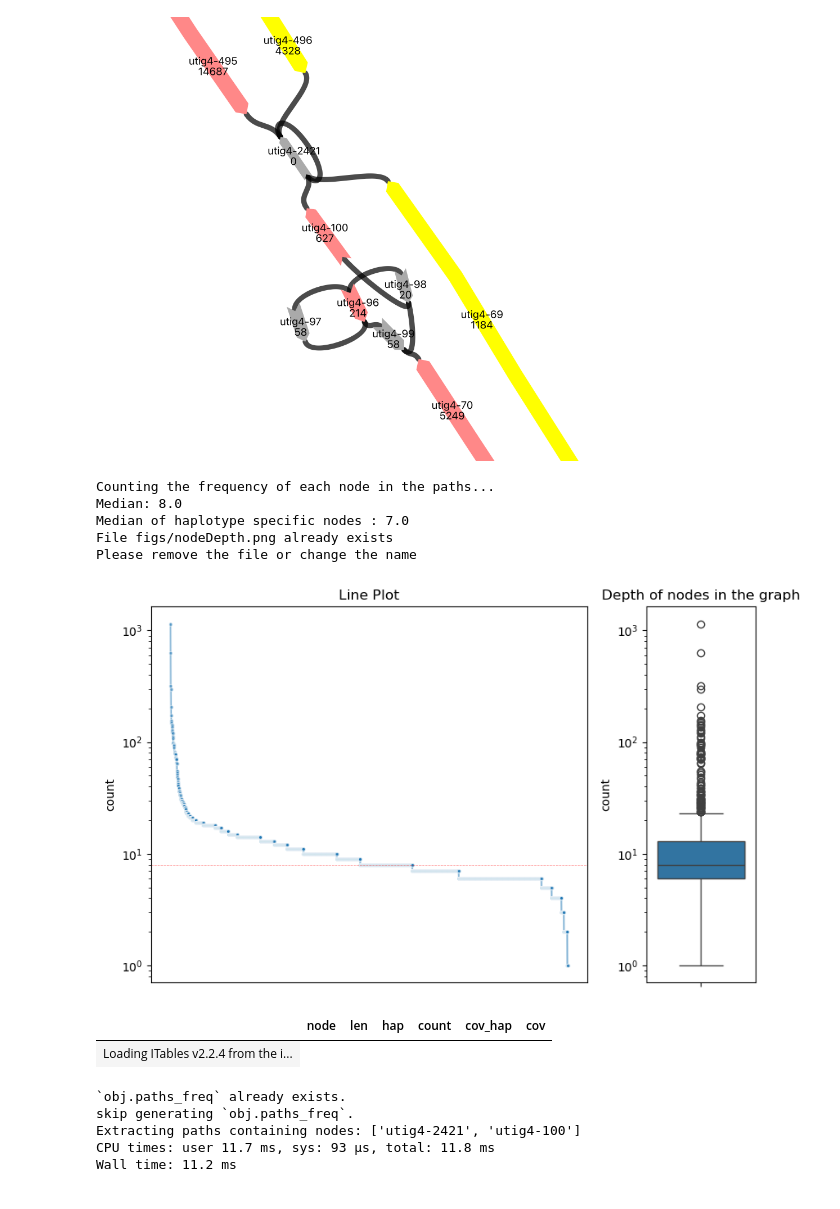
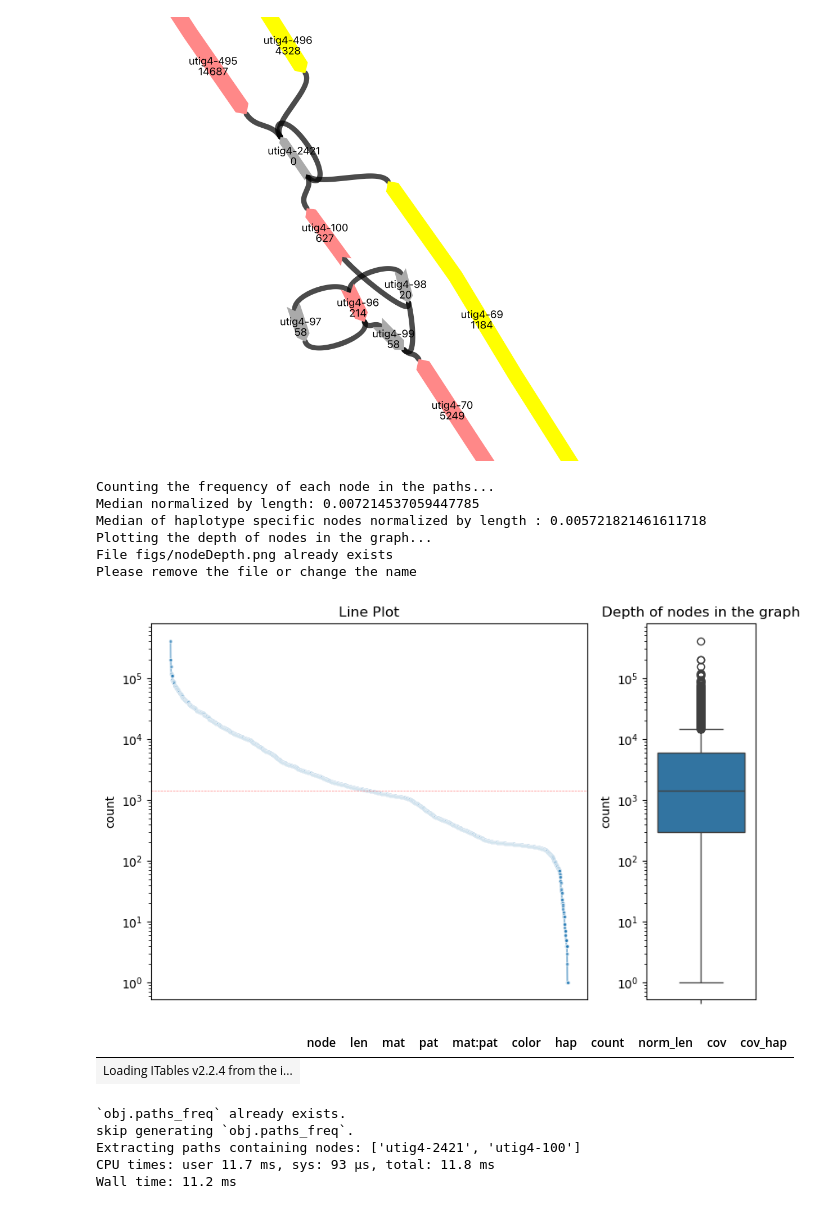
Before and after one commit to jjuhyunkim/verkko-fillet, a Jupyter notebook: docs/tutorials/basics/verkkoQC.ipynb, the cells around one changed output. Saved outputs shown, nothing was run; the diff lists cells and outputs as text; code cells hidden in the pictures.

Commit message:
tutorial updates obj.node

```diff
--- a/docs/tutorials/basics/verkkoQC.ipynb
+++ b/docs/tutorials/basics/verkkoQC.ipynb
@@ -573,21 +573,22 @@ image_path = os.path.dirname(vf.__file__) + "/data/test_giraffe/fig/unit2.png"
 display(Image(filename=image_path,width=500, height = 500))
 # %% [output]
 [figure]
-# %%
-depthDb = vf.pp.calNodeDepth(obj)
-# %% [output]
-Counting the frequency of each node in the paths...
-Median: 8.0
-Median of haplotype specific nodes : 7.0
-File figs/nodeDepth.png already exists
-Please remove the file or change the name
-[figure, removed]
-# %%
-loopNode = "utig4-2421"
-depthDb.loc[depthDb['node'] == loopNode]
-# %% [output]
-|  | node | len | hap | count | cov_hap | cov |
-| Loading ITables v2.2.4 from the i... |
+# %%
+obj = vf.pp.calNodeDepth(obj)
+# %% [output]
+Counting the frequency of each node in the paths...
+Median normalized by length: 0.007214537059447785
+Median of haplotype specific nodes normalized by length : 0.005721821461611718
+Plotting the depth of nodes in the graph...
+File figs/nodeDepth.png already exists
+Please remove the file or change the name
+[figure, added]
+# %%
+node = "utig4-100, utig4-2421, utig4-495, utig4-496, utig4-69".split(", ")
+obj.node.loc[obj.node['node'].isin(node),:]
+# %% [output]
+|  | node | len | mat | pat | mat:pat | color | hap | count | norm_len | cov | cov_hap |
+| Loading ITables v2.2.4 from the i... |
 # %%
 %%time
 node_list_input = ['utig4-2421', 'utig4-100']
```
Also changed, not shown: 10 other files.
